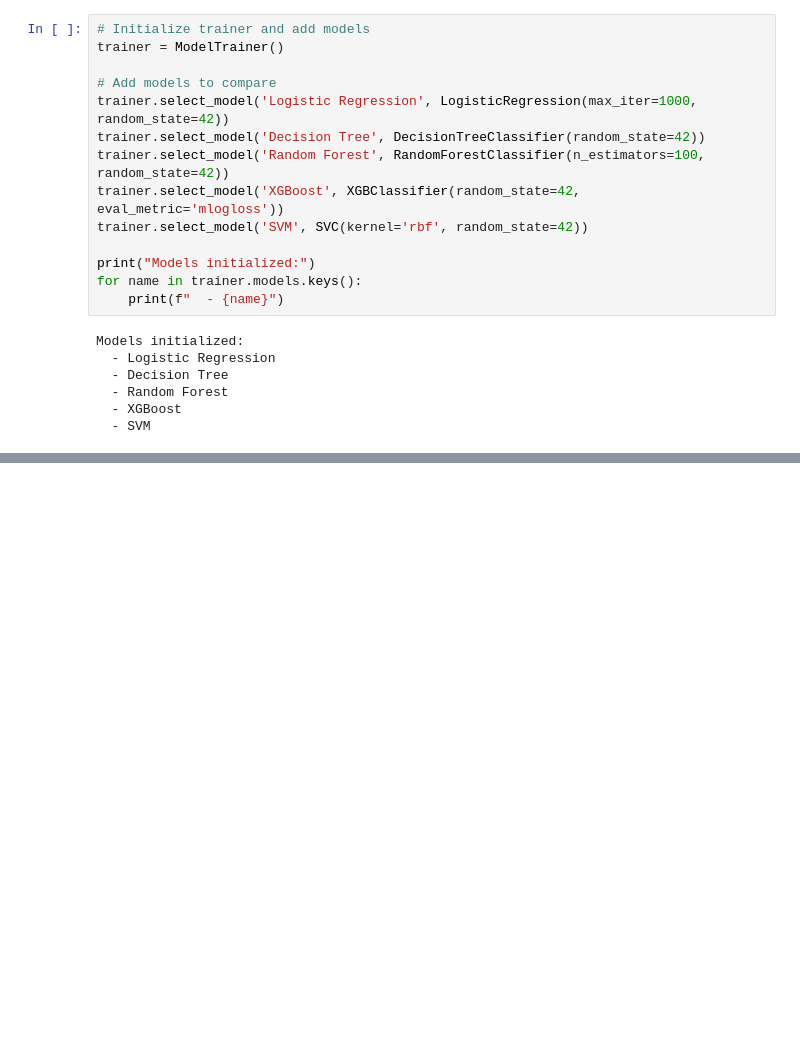
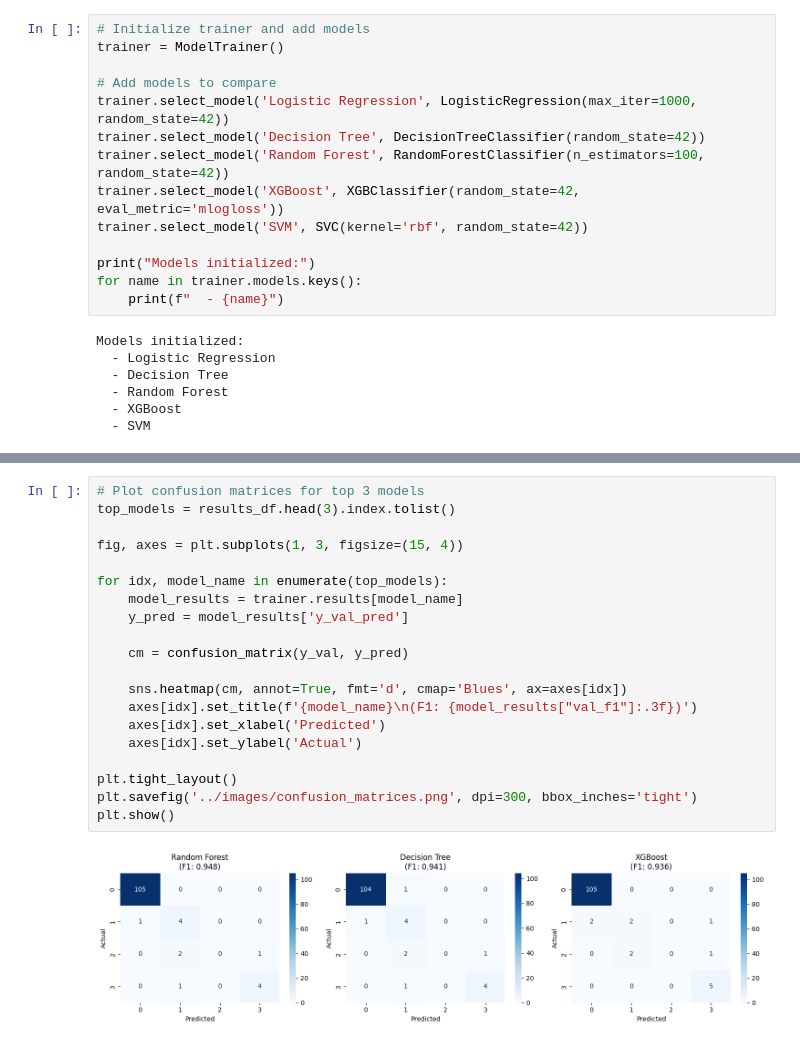
Before and after one commit to sunb82/hcv-disease-prediction, a Jupyter notebook: notebooks/03_modeling.ipynb, the cells around one changed output, grey strips where cells are left out. Drawn from its saved outputs; the diff is of its cells as text; blank space fills up the shorter version.

```diff
--- a/notebooks/03_modeling.ipynb
+++ b/notebooks/03_modeling.ipynb
@@ -295,0 +494,22 @@ Improvement over baseline:
+# %%
+# Plot confusion matrices for top 3 models
+top_models = results_df.head(3).index.tolist()
+
+fig, axes = plt.subplots(1, 3, figsize=(15, 4))
+
+for idx, model_name in enumerate(top_models):
+    model_results = trainer.results[model_name]
+    y_pred = model_results['y_val_pred']
+
+    cm = confusion_matrix(y_val, y_pred)
+
+    sns.heatmap(cm, annot=True, fmt='d', cmap='Blues', ax=axes[idx])
+    axes[idx].set_title(f'{model_name}\n(F1: {model_results["val_f1"]:.3f})')
+    axes[idx].set_xlabel('Predicted')
+    axes[idx].set_ylabel('Actual')
+
+plt.tight_layout()
+plt.savefig('../images/confusion_matrices.png', dpi=300, bbox_inches='tight')
+plt.show()
+# %% [output]
+[figure, added]
```
Also changed, not shown: parts of 21 cells of this notebook, 13 other files.
